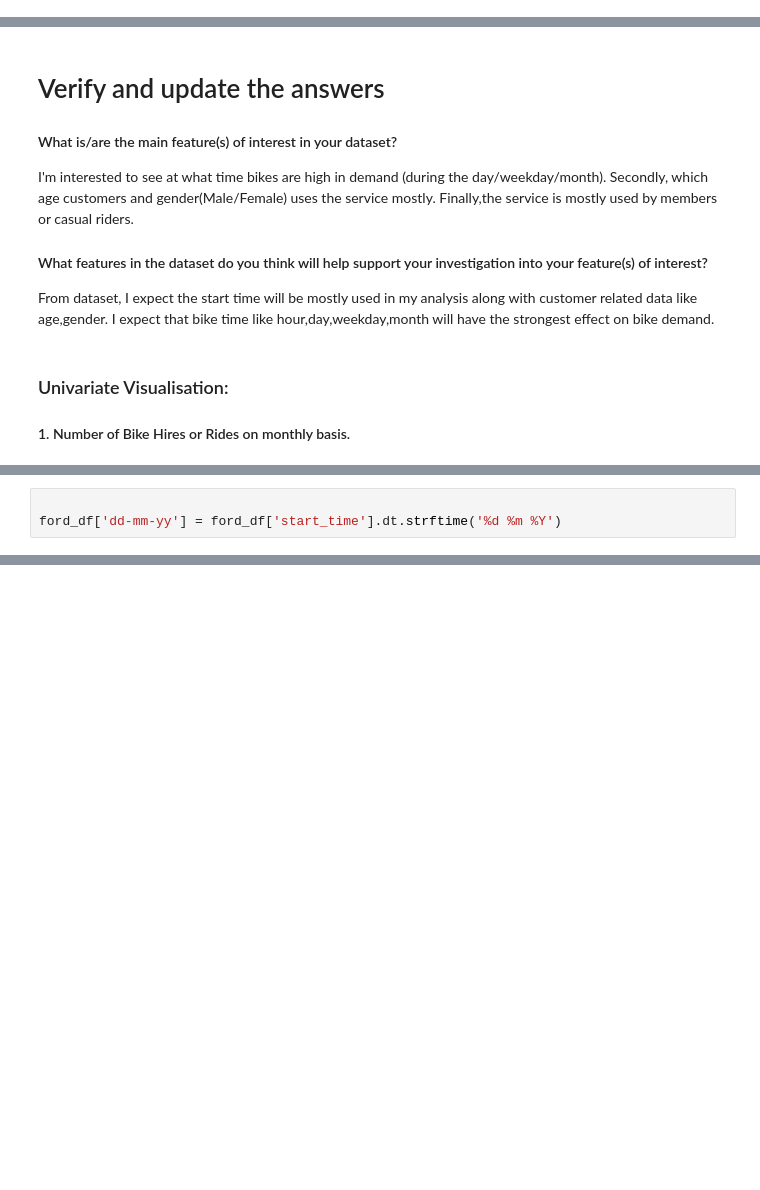
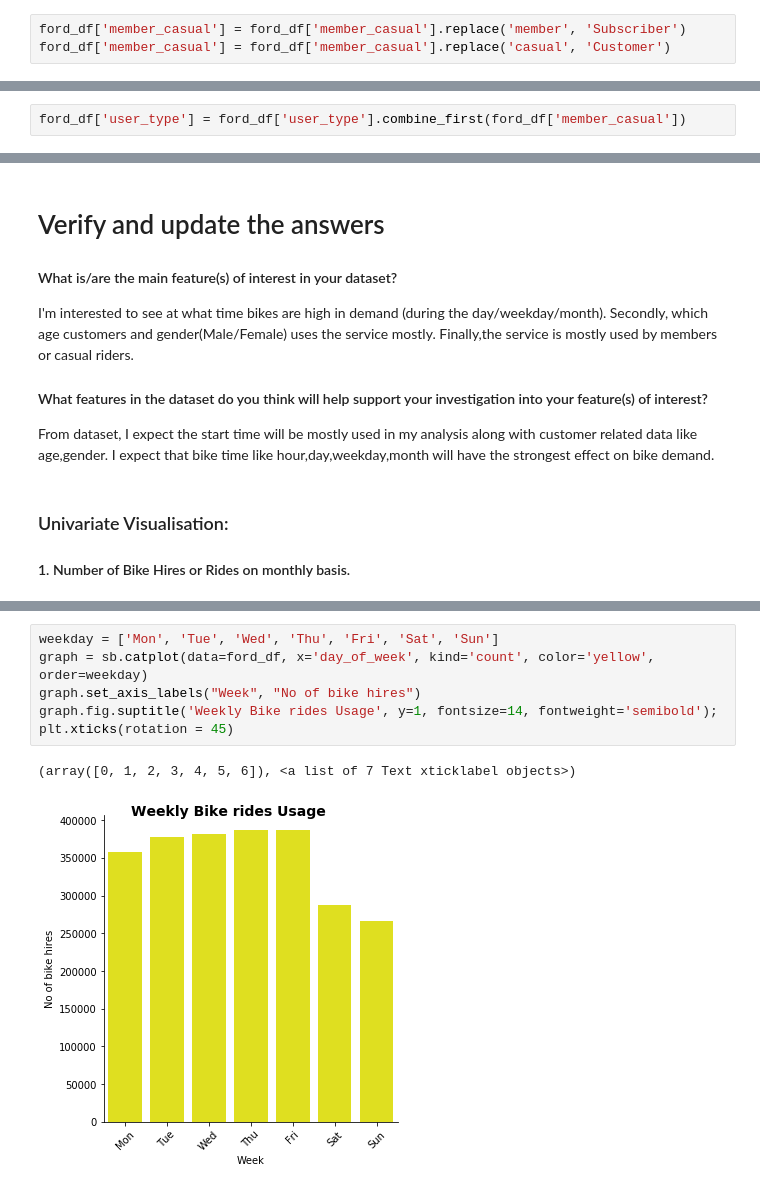
Before and after one commit to anandsimer/Communicate-Data-Findings, a Jupyter notebook: exploration.ipynb, the cells around one changed output, grey strips where cells are left out. Cells and saved outputs as stored; diff of their text form; blank space fills up the shorter version.

```diff
--- a/exploration.ipynb
+++ b/exploration.ipynb
@@ -423,0 +441,3 @@ the values for each of above column looks correct.
+# %%
+ford_df['member_casual'] = ford_df['member_casual'].replace('member', 'Subscriber')
+ford_df['member_casual'] = ford_df['member_casual'].replace('casual', 'Customer')
@@ -423,0 +460,2 @@ the values for each of above column looks correct.
+# %%
+ford_df['user_type'] = ford_df['user_type'].combine_first(ford_df['member_casual'])
@@ -484,3 +530,0 @@ Saturday
-# %%
-
-ford_df['dd-mm-yy'] = ford_df['start_time'].dt.strftime('%d %m %Y')
@@ -509,0 +531,9 @@ Name: start_time, Length: 2444694, dtype: object
+# %%
+weekday = ['Mon', 'Tue', 'Wed', 'Thu', 'Fri', 'Sat', 'Sun']
+graph = sb.catplot(data=ford_df, x='day_of_week', kind='count', color='yellow', order=weekday)
+graph.set_axis_labels("Week", "No of bike hires")
+graph.fig.suptitle('Weekly Bike rides Usage', y=1, fontsize=14, fontweight='semibold');
+plt.xticks(rotation = 45)
+# %% [output]
+(array([0, 1, 2, 3, 4, 5, 6]), <a list of 7 Text xticklabel objects>)
+[figure, added]
```
Also changed, not shown: parts of 28 cells of this notebook.
